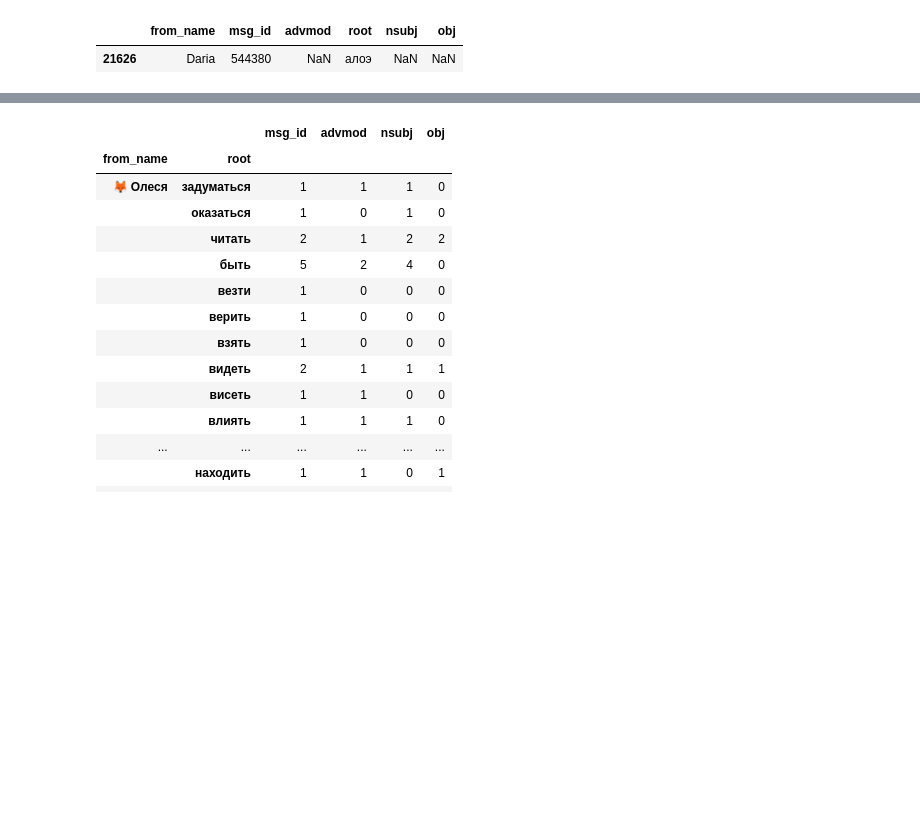
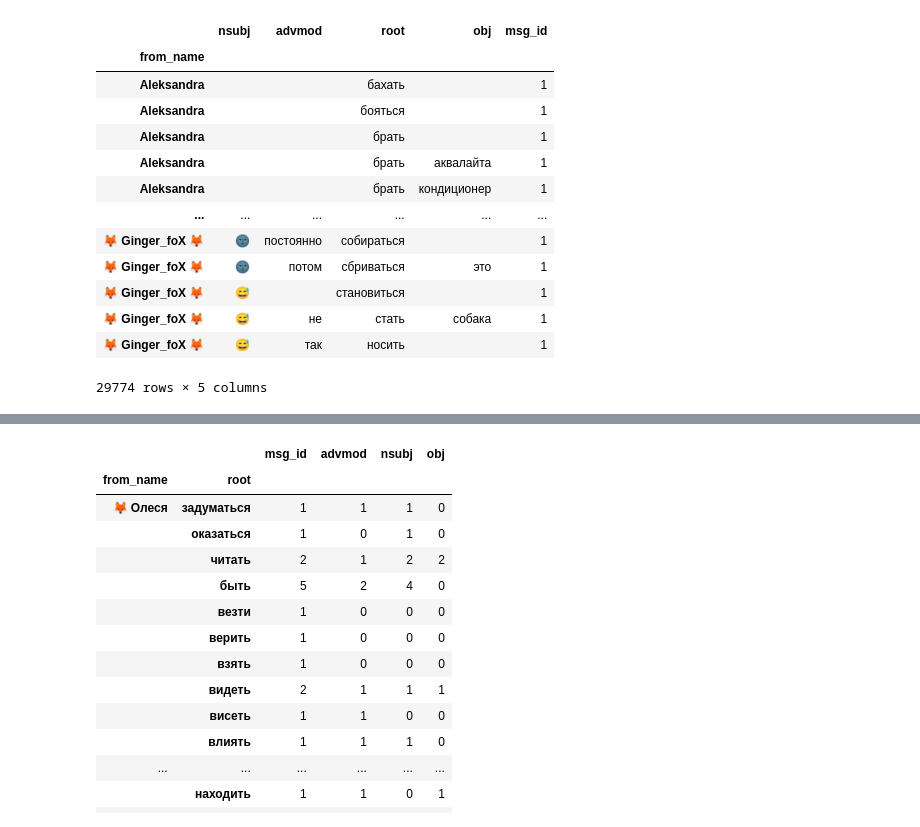
Before and after one commit to mkoninin/tg-json-analysis, a Jupyter notebook: 100 - парсер предложений.ipynb, the cells around one changed output, grey strips where cells are left out. Drawn from its saved outputs; the diff is of its cells as text; code cells hidden in the pictures; blank space fills up the shorter version.

```diff
--- a/100 - парсер предложений.ipynb
+++ b/100 - парсер предложений.ipynb
@@ -167,0 +166,4 @@ msg(id=544380, type='message', date='2023-11-09T01:07:02', from_name='Daria', fr
+# %%
+names = df[['from_name', 'msg_id']].groupby('from_name').count()['msg_id']
+names = names[names > 100].index
+names
@@ -171,5 +189,17 @@ df.fillna('').groupby(['from_name', 'nsubj', 'advmod', 'root', 'obj']).count().r
-# %%
-df.query('root == "алоэ"').sort_values('obj')
-# %% [output]
-|  | from_name | msg_id | advmod | root | nsubj | obj |
-| 21626 | Daria | 544380 | NaN | алоэ | NaN | NaN |
+# %%
+df[df.index.isin(names)]
+# %% [output]
+|  | nsubj | advmod | root | obj | msg_id |
+| from_name |  |  |  |  |  |
+| Aleksandra |  |  | бахать |  | 1 |
+| Aleksandra |  |  | бояться |  | 1 |
+| Aleksandra |  |  | брать |  | 1 |
+| Aleksandra |  |  | брать | аквалайта | 1 |
+| Aleksandra |  |  | брать | кондиционер | 1 |
+| ... | ... | ... | ... | ... | ... |
+| 🦊 Ginger_foX 🦊 | 🌚 | постоянно | собираться |  | 1 |
+| 🦊 Ginger_foX 🦊 | 🌚 | потом | сбриваться | это | 1 |
+| 🦊 Ginger_foX 🦊 | 😅 |  | становиться |  | 1 |
+| 🦊 Ginger_foX 🦊 | 😅 | не | стать | собака | 1 |
+| 🦊 Ginger_foX 🦊 | 😅 | так | носить |  | 1 |
+29774 rows × 5 columns
```
Also changed, not shown: parts of 11 cells of this notebook.
